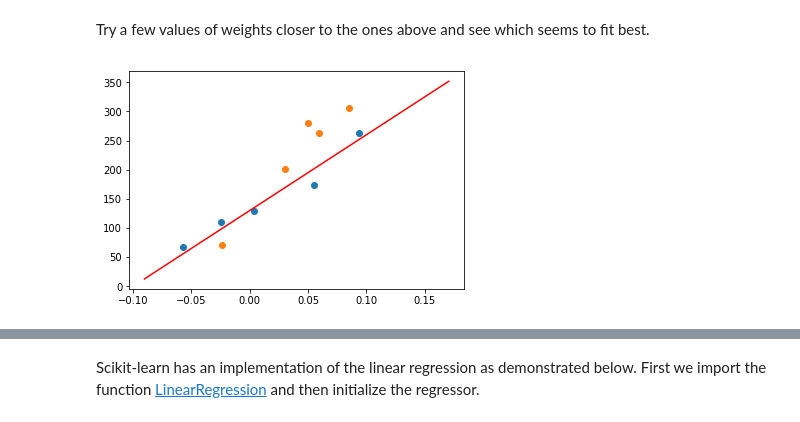
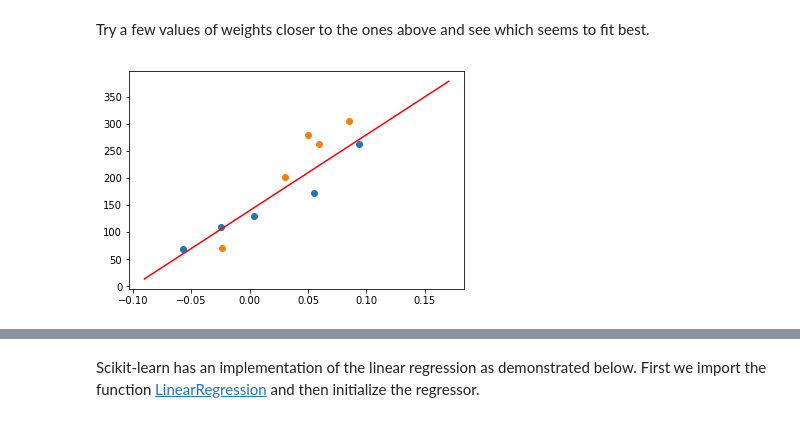
Before and after one commit to AashitaK/ML-Workshops, a Jupyter notebook: Session 3/Guided session 3.ipynb, the cells around one changed output, grey strips where cells are left out. Drawn from its saved outputs; the diff is of its cells as text; code cells hidden in the pictures.

```diff
--- a/Session 3/Guided session 3.ipynb
+++ b/Session 3/Guided session 3.ipynb
@@ -83,12 +83,12 @@ plot_line(w, b);
 # %% [markdown]
 Try a few values of weights closer to the ones above and see which seems to fit best.
 # %%
-w =
-b =
+w = 1400
+b = 140
 plt.scatter(x1, y1);
 plt.scatter(x2, y2);
 plot_line(w, b);
 # %% [output]
-[figure, old version]
+[figure, new version]
 # %% [markdown]
 In a nutshell, we are trying to find the optimal value for the slope and intercept for the line and we are learning from the training examples. Our objective is to minimize the difference between the actual $y$ value and the value predicted using the line.
```
Also changed, not shown: parts of 10 cells of this notebook.
